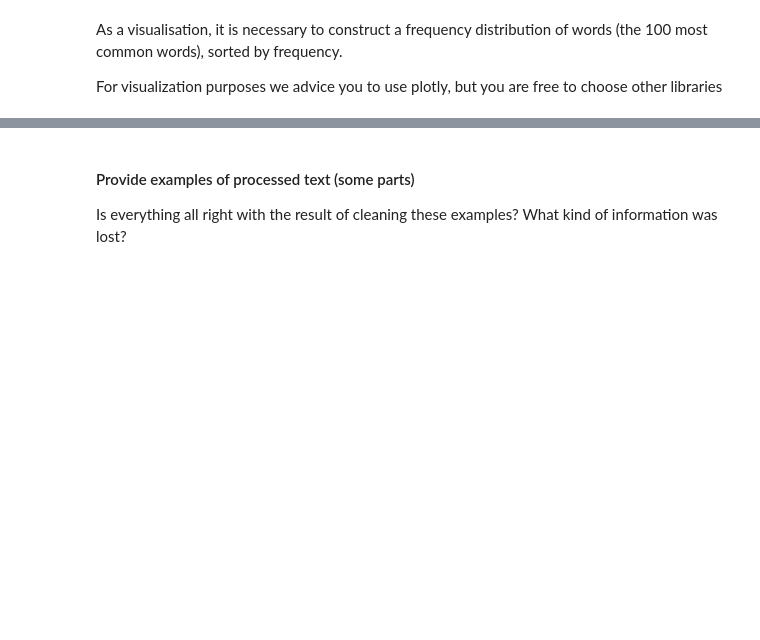
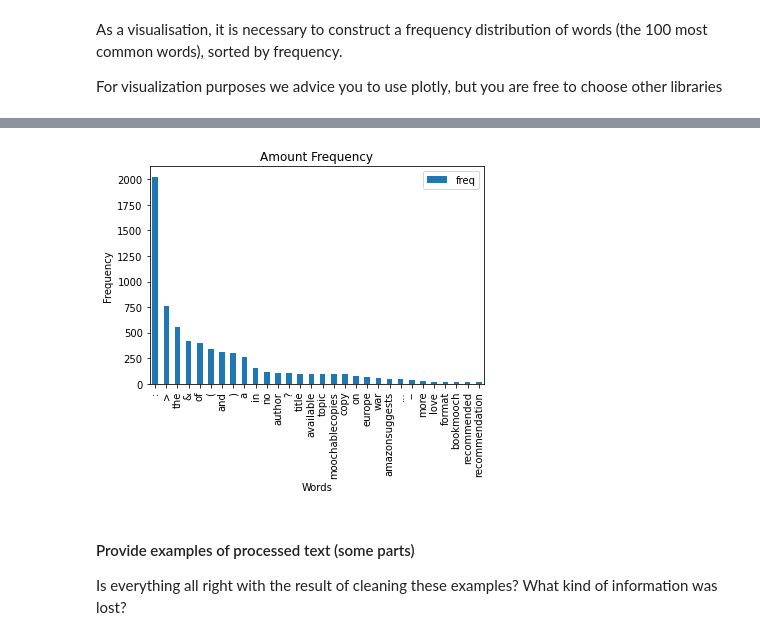
Before and after one commit to bogya345/NLP_labs, a Jupyter notebook: hw1.ipynb, the cells around one changed output, grey strips where cells are left out. Saved outputs shown, nothing was run; the diff lists cells and outputs as text; code cells hidden in the pictures; blank space fills up the shorter version.

```diff
--- a/hw1.ipynb
+++ b/hw1.ipynb
@@ -120,6 +158,6 @@ for words in ldata:
     tldata.append(w for w in words if w.lower() in eng_words or not w.isalpha())
     continue
 
-tldata = ldata
+ldata = tldata
 len(ldata[1])
 # %% [output]
@@ -142,10 +183,10 @@ stemmer = PorterStemmer()
 
 tldata = []
 for words in ldata:
-    tldata.append([lemmatizer.lemmatize(i) for i in words])
+    tldata.append([ i for i in [lemmatizer.lemmatize(i) for i in words] if i != '' ])
     # [stemmer.stem(i) for i in words]
     continue
 
 ldata = tldata
-ldata[1][100]
+ldata[1][:10]
 # %% [output]
@@ -160,0 +248,14 @@ For visualization purposes we advice you to use plotly, but you are free to choo
+# %%
+# init flatten list of words
+fldata = []
+for sublist in ldata:
+    for item in sublist:
+        # if item not in fldata:
+        fldata.append(item)
+        continue
+    continue
+
+fwordfreq = get_wordfreq(fldata)
+# fwordfreq = fwordfreq[fwordfreq[:, 1].argsort()[::-1]]
+fwordfreq.sort_values(by=['freq', 'word'], ascending=False, inplace=True)
+fwordfreq
@@ -161,3 +276,43 @@ For visualization purposes we advice you to use plotly, but you are free to choo
+# %%
+import matplotlib.pyplot as plt
+
+def show_wordfreq(wordfreq, limit=30):
+
+    data = wordfreq[:limit]
+    # print(data)
+
+    # df = pd.DataFrame({'c1':['apple','banana','banana'],'c2':['orange','apple','apple'],'c3':['banana','date','orange']})
+    # df_stack = wordfreq.stack()
+    # counter = df_stack.value_counts() # set top 10: df_stack.value_counts()[0:10]
+    # plt.bar(counter.index, counter.values)
+
+    # plt.hist(wordfreq)
+    # plt.barh(wordfreq['freq'], width=2000, height=100)
+
+    # fig = plt.figure(figsize=(20,5))
+    # ax = fig.add_subplot(1,1,1)
+    # # ax.set_xticks([0,5,10])
+    # # ax.set_xticklabels([0,5,10])
+    # # ax.set_yticks([0,1])
+    # ax.set_yticklabels(wordfreq['word'])
+    # wordfreq['freq'].hist(ax=ax,orientation='horizontal')
+    # fig.tight_layout()  # Improves appearance a bit.
+
+    # Plot the figure.
+    # ax = plt.subplot(1,1,1)
+    ax = data.plot(kind="bar")
+    # ax.plot(wordfreq.plot(kind="bar"))
+    ax.set_title("Amount Frequency")
+    ax.set_xlabel("Words")
+    ax.set_ylabel("Frequency")
+    ax.set_xticklabels(data['word'])
+    plt.show()
+    pass
+
+
+show_wordfreq(fwordfreq)
+# %% [output]
+[figure, added]
 # %% [markdown]
 #### Provide examples of processed text (some parts)
 
```
Also changed, not shown: parts of 35 cells of this notebook, 1 other file.
